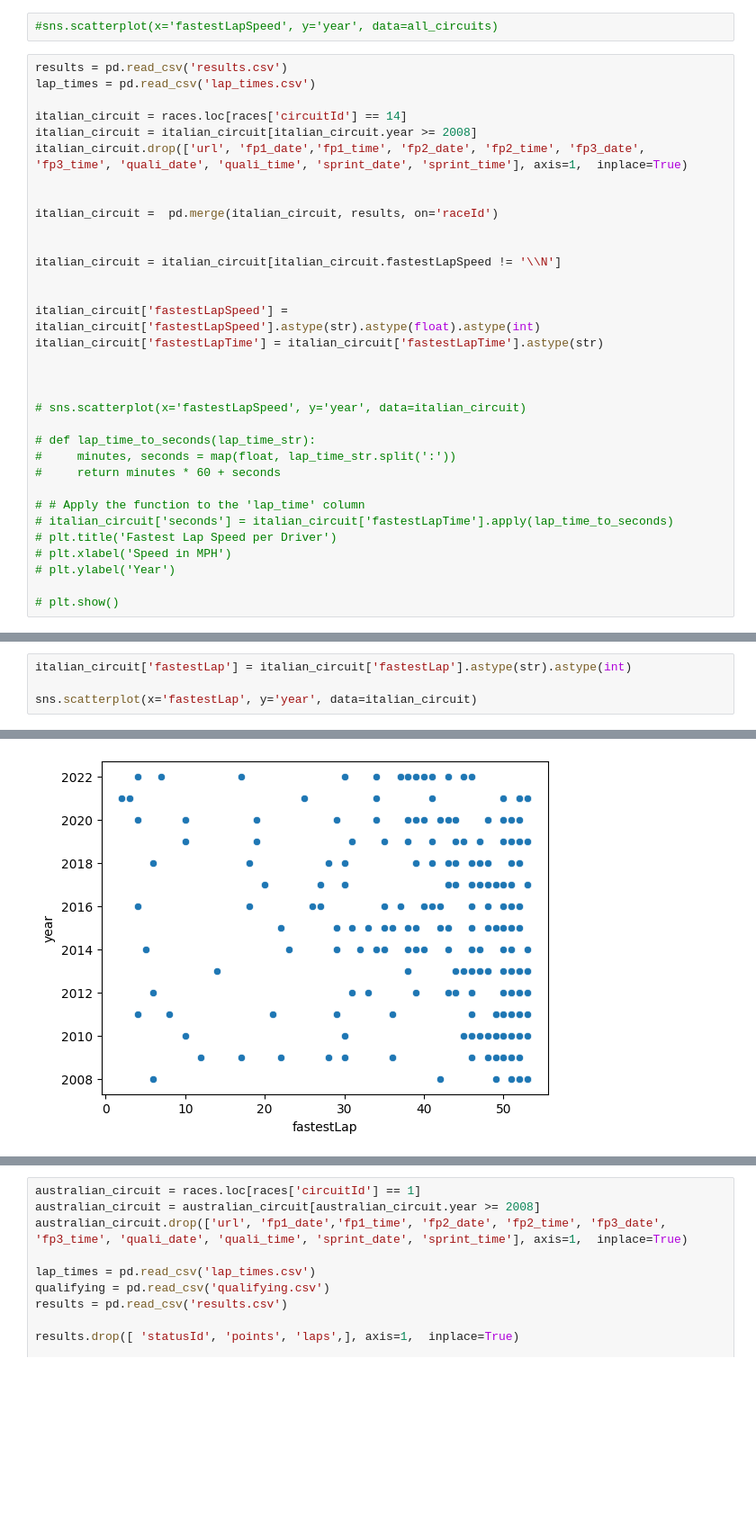
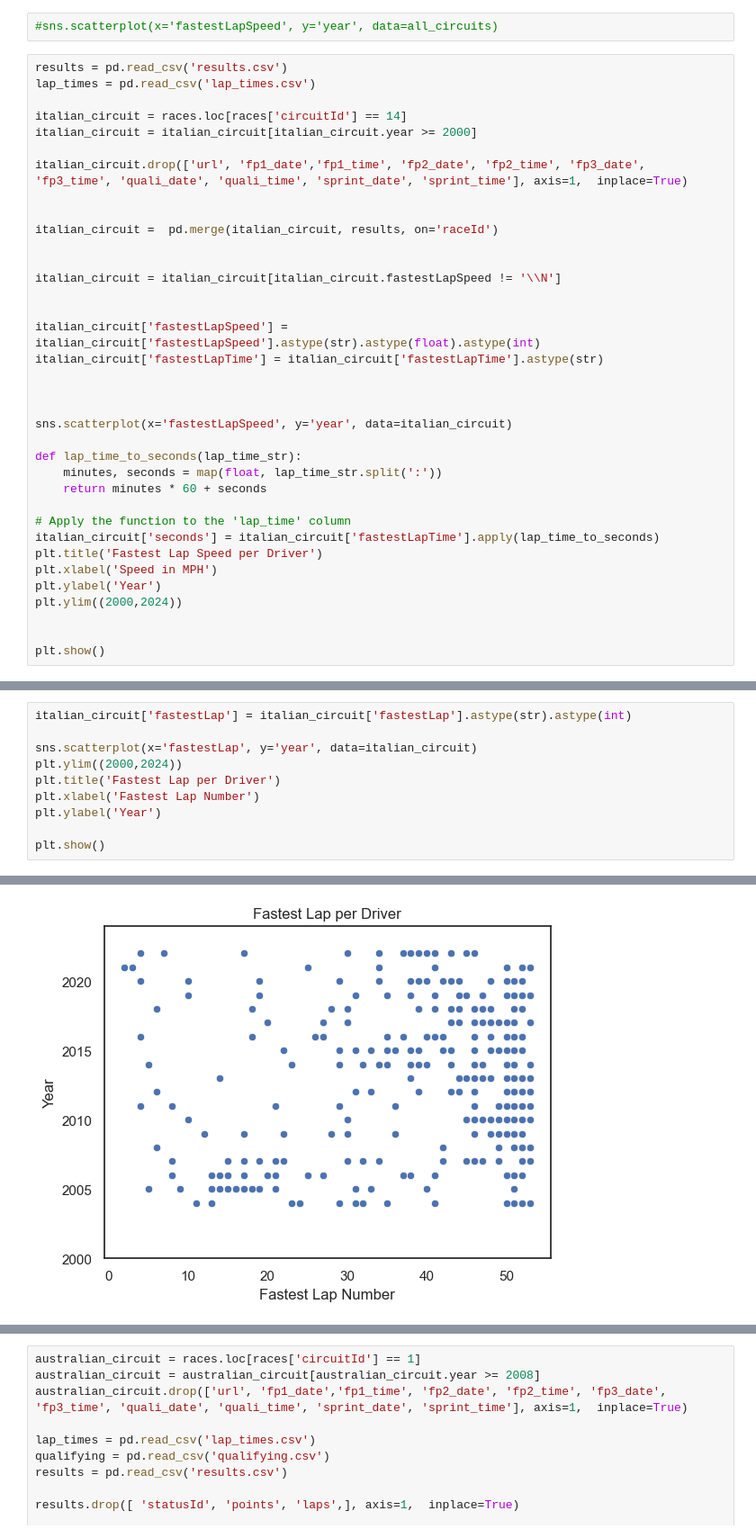
Before and after one commit to n8taylor/cs5830_final_project, a Jupyter notebook: finalProject.ipynb, the cells around one changed output, grey strips where cells are left out. Shown at 90% size. Cells and saved outputs as stored; diff of their text form; blank space fills up the shorter version.

Commit message:
Finished predicting fastest lap

```diff
--- a/finalProject.ipynb
+++ b/finalProject.ipynb
@@ -405,7 +404,8 @@ results = pd.read_csv('results.csv')
 lap_times = pd.read_csv('lap_times.csv')
 
 italian_circuit = races.loc[races['circuitId'] == 14]
-italian_circuit = italian_circuit[italian_circuit.year >= 2008]
+italian_circuit = italian_circuit[italian_circuit.year >= 2000]
+
 italian_circuit.drop(['url', 'fp1_date','fp1_time', 'fp2_date', 'fp2_time', 'fp3_date', 'fp3_time', 'quali_date', 'quali_time', 'sprint_date', 'sprint_time'], axis=1,  inplace=True)
 
 
@@ -420,16 +420,18 @@ italian_circuit['fastestLapTime'] = italian_circuit['fastestLapTime'].astype(str
 
 
 
-# sns.scatterplot(x='fastestLapSpeed', y='year', data=italian_circuit)
+sns.scatterplot(x='fastestLapSpeed', y='year', data=italian_circuit)
 
-# def lap_time_to_seconds(lap_time_str):
-#     minutes, seconds = map(float, lap_time_str.split(':'))
-#     return minutes * 60 + seconds
+def lap_time_to_seconds(lap_time_str):
+    minutes, seconds = map(float, lap_time_str.split(':'))
+    return minutes * 60 + seconds
 
-# # Apply the function to the 'lap_time' column
-# italian_circuit['seconds'] = italian_circuit['fastestLapTime'].apply(lap_time_to_seconds)
-# plt.title('Fastest Lap Speed per Driver')
-# plt.xlabel('Speed in MPH')
-# plt.ylabel('Year')
+# Apply the function to the 'lap_time' column
+italian_circuit['seconds'] = italian_circuit['fastestLapTime'].apply(lap_time_to_seconds)
+plt.title('Fastest Lap Speed per Driver')
+plt.xlabel('Speed in MPH')
+plt.ylabel('Year')
+plt.ylim((2000,2024))
 
-# plt.show()
+
+plt.show()
@@ -445,4 +452,10 @@ italian_circuit['fastestLapTime'] = italian_circuit['fastestLapTime'].astype(str
 italian_circuit['fastestLap'] = italian_circuit['fastestLap'].astype(str).astype(int)
 
 sns.scatterplot(x='fastestLap', y='year', data=italian_circuit)
+plt.ylim((2000,2024))
+plt.title('Fastest Lap per Driver')
+plt.xlabel('Fastest Lap Number')
+plt.ylabel('Year')
+
+plt.show()
 # %% [output]
@@ -450,4 +462,4 @@ sns.scatterplot(x='fastestLap', y='year', data=italian_circuit)
-[figure, old version]
+[figure, new version]
 # %%
 # create a list of our conditions
 conditions = [
```
Also changed, not shown: parts of 8 cells of this notebook.
